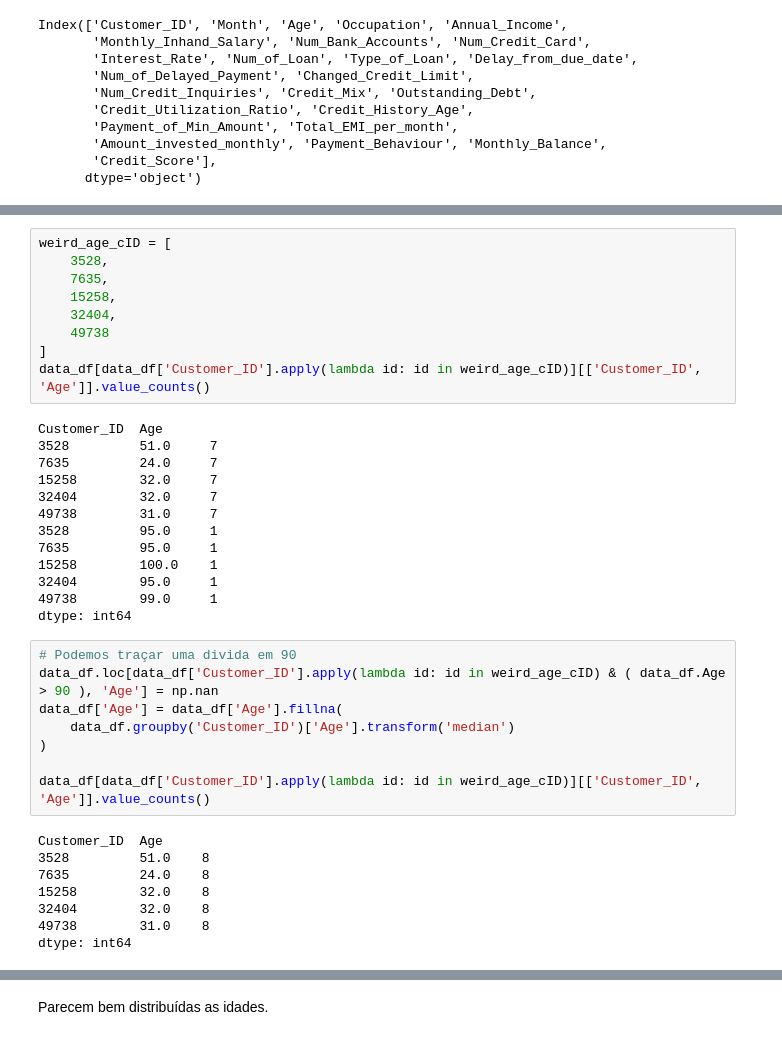
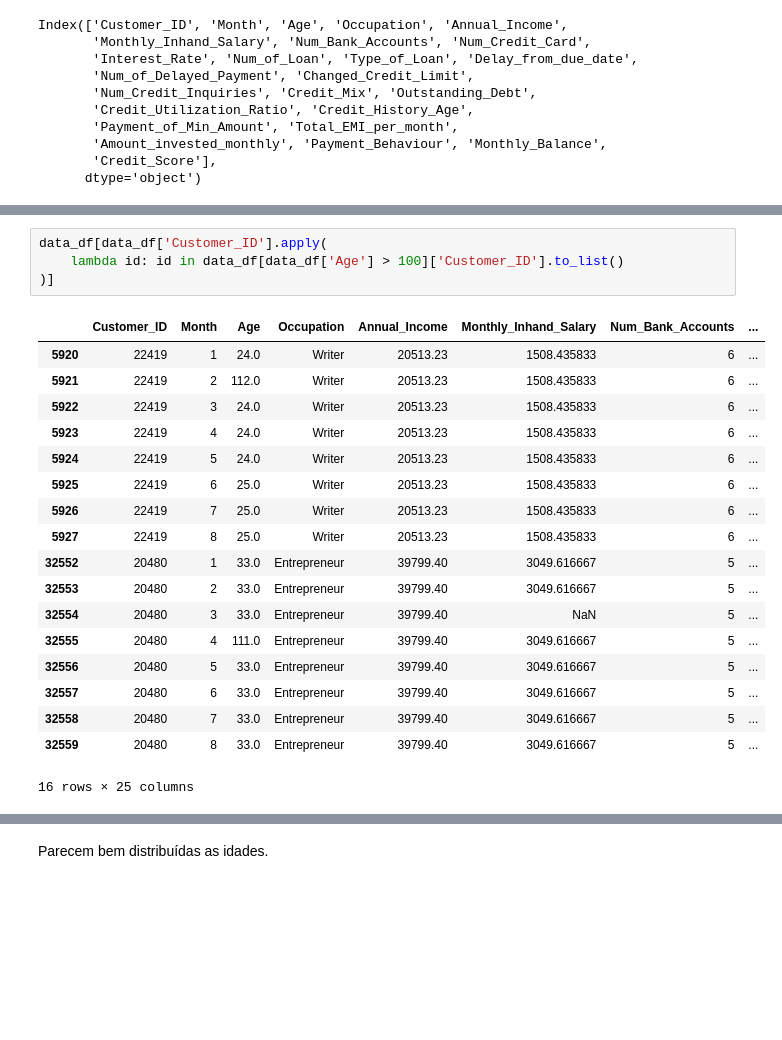
Before and after one commit to SLMath/Credit_Score-Analysis, a Jupyter notebook: credit_score.ipynb, the cells around one changed output, grey strips where cells are left out. Cells and saved outputs as stored; diff of their text form; blank space fills up the shorter version.

Commit message:
Properly treating Age column

```diff
--- a/credit_score.ipynb
+++ b/credit_score.ipynb
@@ -402,41 +614,26 @@ Name: Age, dtype: float64
 # %%
-weird_age_cID = [
-    3528,
-    7635,
-    15258,
-    32404,
-    49738
-]
-data_df[data_df['Customer_ID'].apply(lambda id: id in weird_age_cID)][['Customer_ID', 'Age']].value_counts()
+data_df[data_df['Customer_ID'].apply(
+    lambda id: id in data_df[data_df['Age'] > 100]['Customer_ID'].to_list()
+)]
 # %% [output]
+|  | Customer_ID | Month | Age | Occupation | Annual_Income | Monthly_Inhand_Salary | Num_Bank_Accounts | ... |
+| 5920 | 22419 | 1 | 24.0 | Writer | 20513.23 | 1508.435833 | 6 | ... |
+| 5921 | 22419 | 2 | 112.0 | Writer | 20513.23 | 1508.435833 | 6 | ... |
+| 5922 | 22419 | 3 | 24.0 | Writer | 20513.23 | 1508.435833 | 6 | ... |
+| 5923 | 22419 | 4 | 24.0 | Writer | 20513.23 | 1508.435833 | 6 | ... |
+| 5924 | 22419 | 5 | 24.0 | Writer | 20513.23 | 1508.435833 | 6 | ... |
+| 5925 | 22419 | 6 | 25.0 | Writer | 20513.23 | 1508.435833 | 6 | ... |
+| 5926 | 22419 | 7 | 25.0 | Writer | 20513.23 | 1508.435833 | 6 | ... |
+| 5927 | 22419 | 8 | 25.0 | Writer | 20513.23 | 1508.435833 | 6 | ... |
+| 32552 | 20480 | 1 | 33.0 | Entrepreneur | 39799.40 | 3049.616667 | 5 | ... |
+| 32553 | 20480 | 2 | 33.0 | Entrepreneur | 39799.40 | 3049.616667 | 5 | ... |
+| 32554 | 20480 | 3 | 33.0 | Entrepreneur | 39799.40 | NaN | 5 | ... |
+| 32555 | 20480 | 4 | 111.0 | Entrepreneur | 39799.40 | 3049.616667 | 5 | ... |
+| 32556 | 20480 | 5 | 33.0 | Entrepreneur | 39799.40 | 3049.616667 | 5 | ... |
+| 32557 | 20480 | 6 | 33.0 | Entrepreneur | 39799.40 | 3049.616667 | 5 | ... |
+| 32558 | 20480 | 7 | 33.0 | Entrepreneur | 39799.40 | 3049.616667 | 5 | ... |
+| 32559 | 20480 | 8 | 33.0 | Entrepreneur | 39799.40 | 3049.616667 | 5 | ... |
-Customer_ID  Age
-3528         51.0     7
-7635         24.0     7
-15258        32.0     7
-32404        32.0     7
-49738        31.0     7
-3528         95.0     1
-7635         95.0     1
-15258        100.0    1
-32404        95.0     1
-49738        99.0     1
-dtype: int64
+16 rows × 25 columns
-# %%
-# Podemos traçar uma divida em 90
-data_df.loc[data_df['Customer_ID'].apply(lambda id: id in weird_age_cID) & ( data_df.Age > 90 ), 'Age'] = np.nan
-data_df['Age'] = data_df['Age'].fillna(
-    data_df.groupby('Customer_ID')['Age'].transform('median')
-)
-
-data_df[data_df['Customer_ID'].apply(lambda id: id in weird_age_cID)][['Customer_ID', 'Age']].value_counts()
-# %% [output]
-Customer_ID  Age
-3528         51.0    8
-7635         24.0    8
-15258        32.0    8
-32404        32.0    8
-49738        31.0    8
-dtype: int64
 # %%
 # Agora sim podemos ver a distribuição das idades
 sns.histplot(data= data_df, x= 'Age', bins= 15)
```
Also changed, not shown: parts of 34 cells of this notebook.
